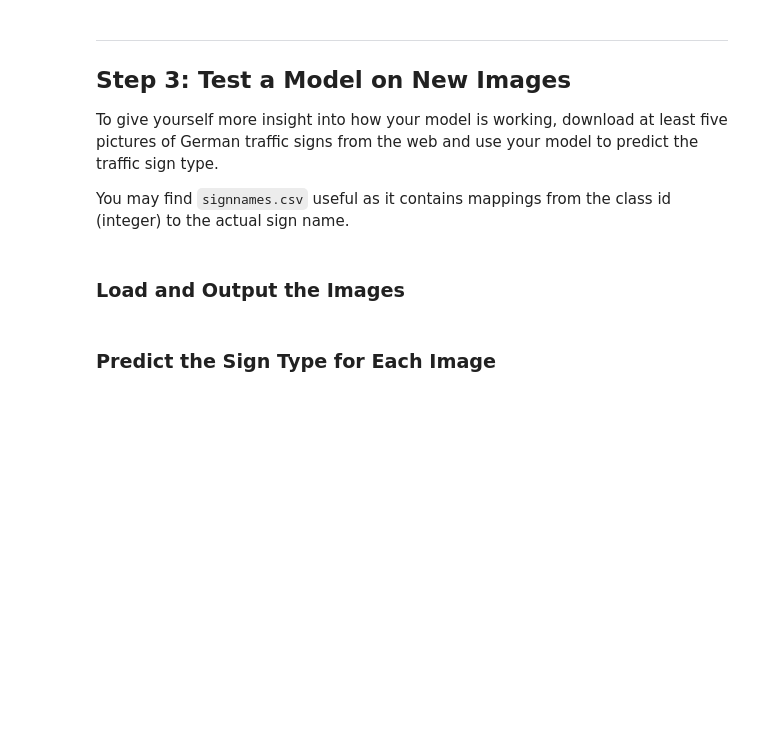
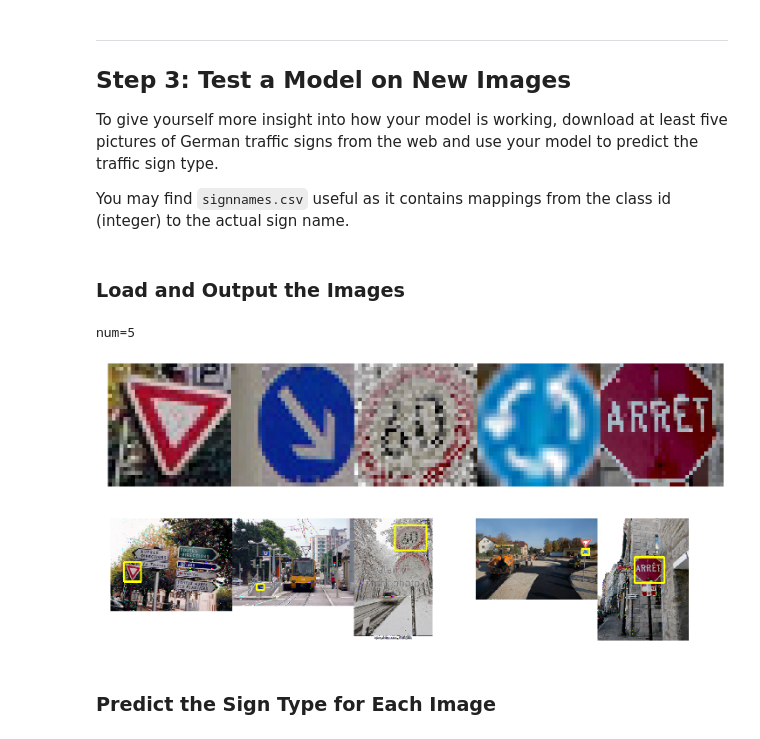
Before and after one commit to mrsandipandas/Udacity_Traffic-Sign-Classifier-P2, a Jupyter notebook: Traffic_Sign_Classifier.ipynb, the cells around one changed output. Cells and saved outputs as stored; diff of their text form; code cells hidden in the pictures; blank space fills up the shorter version.

```diff
--- a/Traffic_Sign_Classifier.ipynb
+++ b/Traffic_Sign_Classifier.ipynb
@@ -181,3 +745,17 @@ Use the code cell (or multiple code cells, if necessary) to implement the first
+# %%
+
+
+# construct the graph here
+make_net = DenseNet_3  #LeNet_0  #LeNet_1
+
+logit  = make_net(input_shape =(height, width, channel), output_shape=(num_class))
+data   = tf.get_default_graph().get_tensor_by_name('input:0')
+label  = tf.placeholder(dtype=tf.int32, shape=[None])
+prob   = tf.nn.softmax(logit)
+
+l2     = l2_regulariser(decay=0.0005)
+loss   = cross_entropy(logit, label)
+metric = accuracy(prob, label)
 # %% [markdown]
 ### Train, Validate and Test the Model
 # %% [markdown]
@@ -205,3 +904,62 @@ You may find `signnames.csv` useful as it contains mappings from the class id (i
+# %%
+### Load the images and plot them here.
+### Feel free to use as many code cells as needed.
+### Load the images and plot them here.
+### Feel free to use as many code cells as needed.
+
+test_files=['0004.jpg',   #normal
+            '0000.jpg',   #normal
+            '0007.jpg',   #occluded with snow
+            '0006.jpg',   #small
+            '0005.jpg',   #not in class
+            ]
+test_rois =[(54,180,125,260),(160,430,207,469),(181,32,321,142),(226,65,242,78 ),(388,408,700,676)]
+test_label=[13,38,3,40,14]
+
+num=len(test_files)
+print('num=%d'%num)
+
+# crop roi to 32x32
+results_image  = 255. * np.ones(shape=(1 * height, num* width, channel),dtype=np.float32)
+results_image1 = 255. * np.ones(shape=(1 * 320, num* 320, channel),dtype=np.float32)
+crops = np.zeros(shape=(num,height,width,channel),dtype=np.float32)
+for n in range(num):
+    img = cv2.imread(BASE_DIR+'/extra/' + test_files[n], 1)
+    img = cv2.cvtColor(img, cv2.COLOR_BGR2RGB).astype(np.float32)
+    x1, y1, x2, y2 = test_rois[n]
+    crop = cv2.resize(img[y1:y2, x1:x2, :], (0, 0), fx=32. / (x2 - x1), fy=32. / (y2 - y1),
+                      interpolation=cv2.INTER_CUBIC)
+
+    crop = np.clip(crop,0,255)
+    crops[n]=crop
+    insert_subimage(results_image, crop, 0, n*width)
+
+
+    #mak roi and show
+    H,W,C=img.shape
+    S=max(H,W)
+    f=320./S
+    norm_img = cv2.resize(img, (0, 0), fx=f, fy=f, interpolation=cv2.INTER_CUBIC)
+    cv2.rectangle(norm_img, (round(f*x1), round(f*y1)), (round(f*x2), round(f*y2)), (255,255,0), 3)
+    insert_subimage(results_image1, norm_img, 0, n*320)
+    #cv2.imshow('crop', crop)
+    #cv2.imshow('img', img)
+    #cv2.waitKey(0)
+
+cv2.imwrite(OUT_DIR+'/extra_crops.jpg',  cv2.cvtColor(results_image, cv2.COLOR_BGR2RGB) )
+cv2.imwrite(OUT_DIR+'/extra_marked.jpg', cv2.cvtColor(results_image1, cv2.COLOR_BGR2RGB) )
+plt.rcParams["figure.figsize"] = (25,25)
+plt.imshow(results_image.astype(np.uint8))
+plt.axis('off')
+plt.show()
+
+plt.imshow(results_image1.astype(np.uint8))
+plt.axis('off')
+plt.show()
+# %% [output]
+num=5
+[figure, added]
+[figure, added]
 # %% [markdown]
 ### Predict the Sign Type for Each Image
 # %%
```
Also changed, not shown: parts of 18 cells of this notebook, 17 other files.
